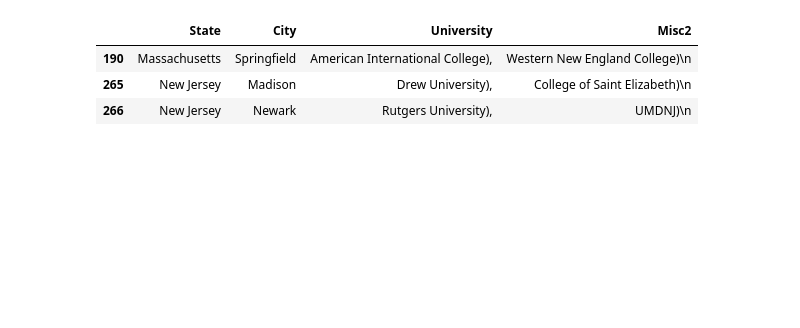
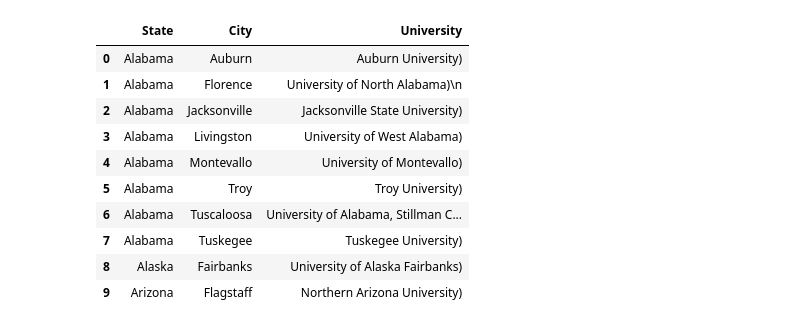
Before and after one commit to tak595/Math-Refresher, a Jupyter notebook: Homework_One_Hot_Encoding_Assigment.ipynb, the cells around one changed output. Drawn from its saved outputs; the diff is of its cells as text; code cells hidden in the pictures; blank space fills up the shorter version.

```diff
--- a/Homework_One_Hot_Encoding_Assigment.ipynb
+++ b/Homework_One_Hot_Encoding_Assigment.ipynb
@@ -1,10 +1,18 @@
 # %% [markdown]
 <a href="https://colab.research.google.com/github/tak595/Math-Refresher/blob/main/Homework_One_Hot_Encoding_Assigment.ipynb" target="_parent"><img src="https://colab.research.google.com/assets/colab-badge.svg" alt="Open In Colab"/></a>
 # %%
+# Assignment One Hot Encoding
+# Code by Tak Traisawadvong
+#Got some help from Wyatt Ruttle
+
 import pandas as pd
 import numpy as np
 from sklearn.preprocessing import OneHotEncoder
 from sklearn.preprocessing import LabelEncoder
+from sklearn import linear_model as lm
+from sklearn.model_selection import train_test_split
+import matplotlib.pyplot as plt
+
 # creating an empty array
 university_towns = []
 # Open .txt file
@@ -17,61 +25,68 @@ with open('/content/university_towns.txt') as file:
         #otherwise, we have a city; keep 'state' as last-seen
         university_towns.append((state, line))
 
-#university_towns[:10]
+university_towns[:10]
 
-df = pd.DataFrame(university_towns, columns =['State', 'RegionName',])
+towns_df = pd.DataFrame(university_towns, columns =['State', 'RegionName',])
 
 #towns_df['State'] = towns_df['State'].str.replace('\[edit\]\\n', '')
 #towns_df['RegionName'] = towns_df['RegionName'].str.replace('\\n', '')
 
 def get_citystate(item):
   if' )' in item:
     return item[:item.find(' )')+1]
   elif '[' in item:
     return item[:item.find('[')]
   else:
     return item
 
-df = df.applymap(get_citystate)
-df.head()
+towns_df = towns_df.applymap(get_citystate)
+
 # We want to use city and university to predict the state
 
 #add the city, university and Misc columns by spliting region name
-df[['City', 'University', 'Misc','Misc2']] = df.RegionName.str.split(" \(", expand=True)
+towns_df[['City', 'University', 'Misc','Misc2']] = towns_df.RegionName.str.split(" \(", expand=True)
 
-df.drop(['RegionName','Misc','Misc2'], axis=1, inplace=True)
-df.head().isnull()
+towns_df.drop(['RegionName','Misc','Misc2'], axis=1, inplace=True)
+#df.head().isnull()
 
-df = df.dropna()
+towns_df = towns_df.dropna()
+df = towns_df
+df.head(10)
 
 #df.info()
 
-onehot_encoder = OneHotEncoder(sparse=False)
+#onehot_encoder = OneHotEncoder(sparse=False)
 
-data_column_category = df.select_dtypes(exclude=[np.number]).columns
-data_column_numeric = df.select_dtypes(include=[np.number]).columns
+#data_column_category = df.select_dtypes(exclude=[np.number]).columns
+#data_column_numeric = df.select_dtypes(include=[np.number]).columns
 
-onehot_encoded = onehot_encoder.fit_transform(df[data_column_category])
+#onehot_encoded = onehot_encoder.fit_transform(df[data_column_category])
 
-onehot_encoded_frame = pd.DataFrame(onehot_encoded, columns = onehot_encoder.get_feature_names(data_column_category))
+#onehot_encoded_frame = pd.DataFrame(onehot_encoded, columns = onehot_encoder.get_feature_names(data_column_category))
 
 #LABEL ENCODING
 
 #one method of one hot encoding
-df_onehot_get_dummies = pd.get_dummies(df[data_column_category], prefix=data_column_category)
+#df_onehot_get_dummies = pd.get_dummies(df[data_column_category], prefix=data_column_category)
 
 #label encoding as a step itself or as a precursor to One Hot encoding
 
-label_encoder = LabelEncoder()
-for i in data_column_category:
+#label_encoder = LabelEncoder()
+#for i in data_column_category:
 
-  df[i]=label_encoder.fit_transform(df[i])
+  #df[i]=label_encoder.fit_transform(df[i])
 
-towns_df[data_column_category]
-
-towns_df.head(5)
+#df[data_column_category]
 # %% [output]
-|  | State | City | University | Misc2 |
-| 190 | Massachusetts | Springfield | American International College), | Western New England College)\n |
-| 265 | New Jersey | Madison | Drew University), | College of Saint Elizabeth)\n |
-| 266 | New Jersey | Newark | Rutgers University), | UMDNJ)\n |
+|  | State | City | University |
+| 0 | Alabama | Auburn | Auburn University) |
+| 1 | Alabama | Florence | University of North Alabama)\n |
+| 2 | Alabama | Jacksonville | Jacksonville State University) |
+| 3 | Alabama | Livingston | University of West Alabama) |
+| 4 | Alabama | Montevallo | University of Montevallo) |
+| 5 | Alabama | Troy | Troy University) |
+| 6 | Alabama | Tuscaloosa | University of Alabama, Stillman C... |
+| 7 | Alabama | Tuskegee | Tuskegee University) |
+| 8 | Alaska | Fairbanks | University of Alaska Fairbanks) |
+| 9 | Arizona | Flagstaff | Northern Arizona University) |
```
Also changed, not shown: parts of 2 cells of this notebook.
